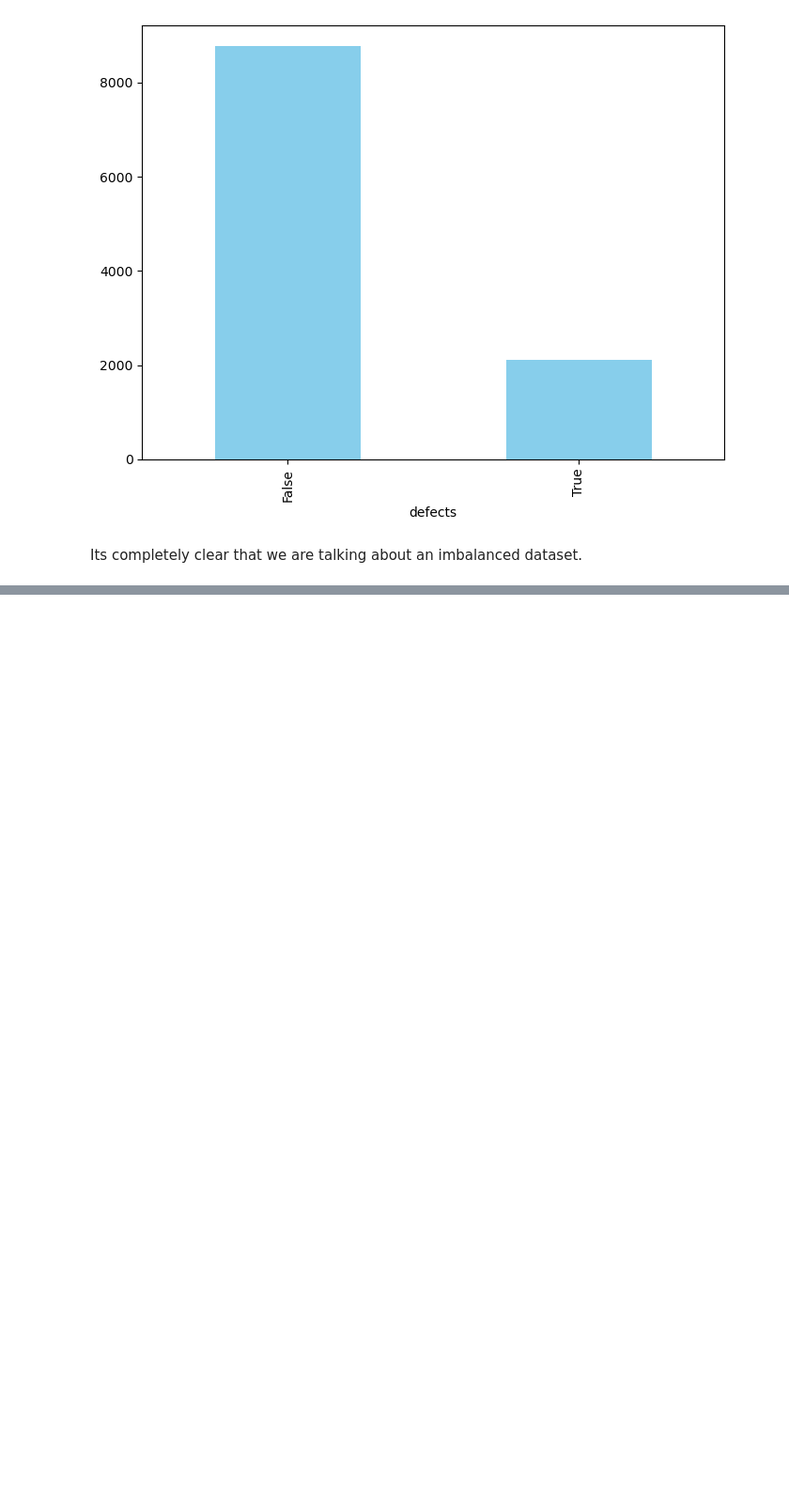
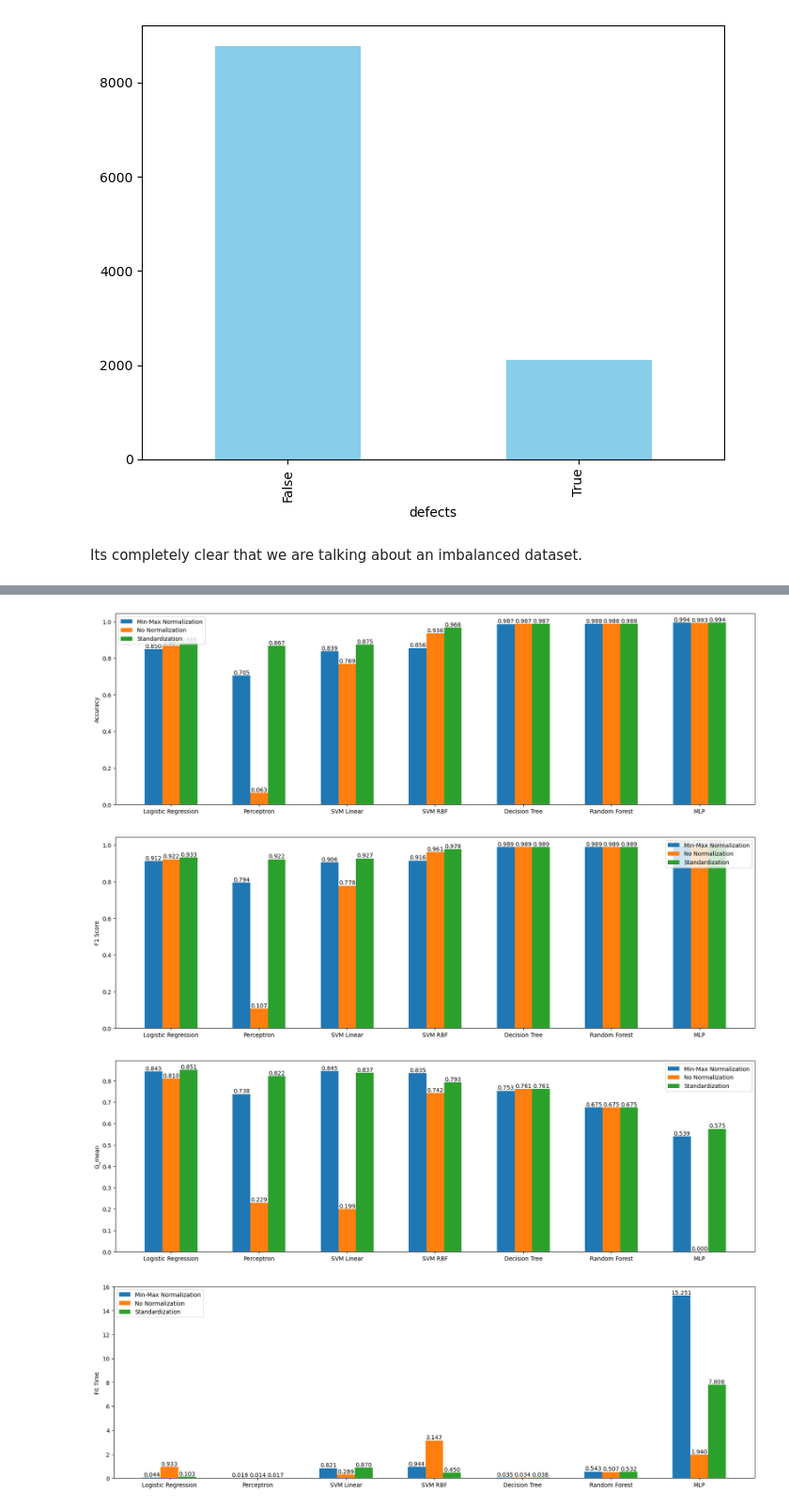
Before and after one commit to mihh3/mlpr, a Jupyter notebook: Exec.ipynb, the cells around one changed output, grey strips where cells are left out. Shown at 94% size. Saved outputs shown, nothing was run; the diff lists cells and outputs as text; code cells hidden in the pictures; blank space fills up the shorter version.

```diff
--- a/Exec.ipynb
+++ b/Exec.ipynb
@@ -626,0 +437,4 @@ Text(0, 0.5, 'Ratings')
+# %%
+Y = np.array(set2.iloc[:, 38].astype(int))
+X = np.array(set2.iloc[:,:38])
+MC1_None=run_expiriments_weighted(X,Y,None)
@@ -626,0 +452,3 @@ Text(0, 0.5, 'Ratings')
+# %%
+
+MC1_Standard=run_expiriments_weighted(X,Y,StandardScaler())
@@ -626,0 +466,2 @@ Text(0, 0.5, 'Ratings')
+# %%
+MC1_MinMax=run_expiriments_weighted(X,Y,MinMaxScaler())
@@ -626,0 +479,7 @@ Text(0, 0.5, 'Ratings')
+# %%
+plot_experiment_results(MC1_MinMax, MC1_None, MC1_Standard)
+# %% [output]
+[figure, added]
+[figure, added]
+[figure, added]
+[figure, added]
```
Also changed, not shown: parts of 52 cells of this notebook.
